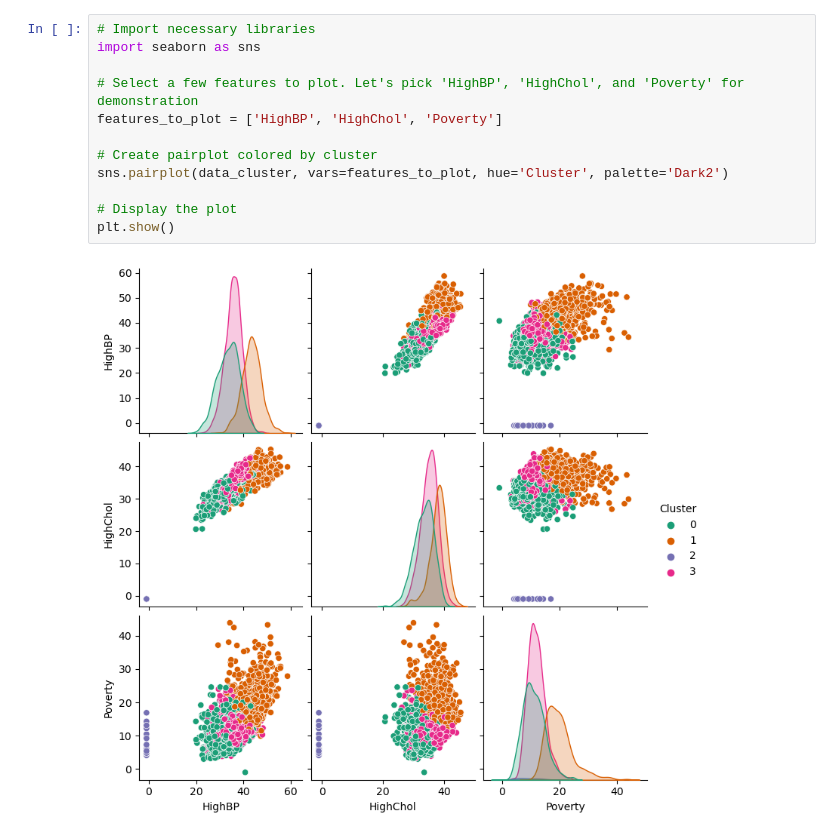
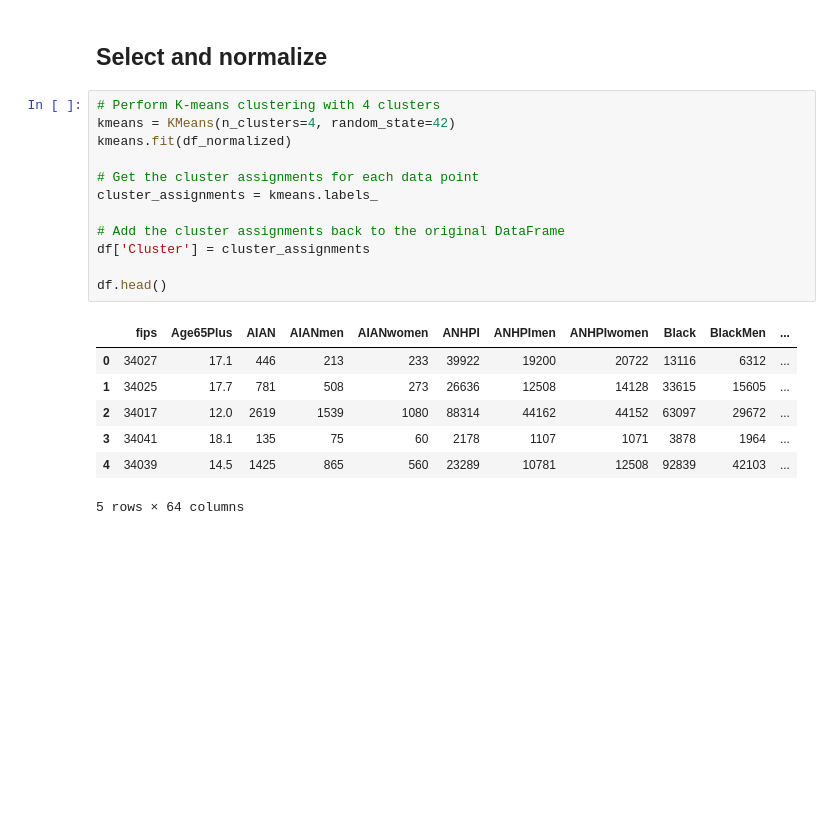
Before and after one commit to IsaacAJohnson/CHD_group_project, a Jupyter notebook: Kmeans.ipynb, the cells around one changed output. Drawn from its saved outputs; the diff is of its cells as text; blank space fills up the shorter version.

```diff
--- a/Kmeans.ipynb
+++ b/Kmeans.ipynb
@@ -69,14 +86,22 @@ data_cluster.head()
-# %%
-# Import necessary libraries
-import seaborn as sns
-
-# Select a few features to plot. Let's pick 'HighBP', 'HighChol', and 'Poverty' for demonstration
-features_to_plot = ['HighBP', 'HighChol', 'Poverty']
-
-# Create pairplot colored by cluster
-sns.pairplot(data_cluster, vars=features_to_plot, hue='Cluster', palette='Dark2')
-
-# Display the plot
-plt.show()
-# %% [output]
-[figure, removed]
+# %% [markdown]
+## Select and normalize
+# %%
+# Perform K-means clustering with 4 clusters
+kmeans = KMeans(n_clusters=4, random_state=42)
+kmeans.fit(df_normalized)
+
+# Get the cluster assignments for each data point
+cluster_assignments = kmeans.labels_
+
+# Add the cluster assignments back to the original DataFrame
+df['Cluster'] = cluster_assignments
+
+df.head()
+# %% [output]
+|  | fips | Age65Plus | AIAN | AIANmen | AIANwomen | ANHPI | ANHPImen | ANHPIwomen | Black | BlackMen | ... |
+| 0 | 34027 | 17.1 | 446 | 213 | 233 | 39922 | 19200 | 20722 | 13116 | 6312 | ... |
+| 1 | 34025 | 17.7 | 781 | 508 | 273 | 26636 | 12508 | 14128 | 33615 | 15605 | ... |
+| 2 | 34017 | 12.0 | 2619 | 1539 | 1080 | 88314 | 44162 | 44152 | 63097 | 29672 | ... |
+| 3 | 34041 | 18.1 | 135 | 75 | 60 | 2178 | 1107 | 1071 | 3878 | 1964 | ... |
+| 4 | 34039 | 14.5 | 1425 | 865 | 560 | 23289 | 10781 | 12508 | 92839 | 42103 | ... |
+5 rows × 64 columns
```
Also changed, not shown: parts of 13 cells of this notebook.
